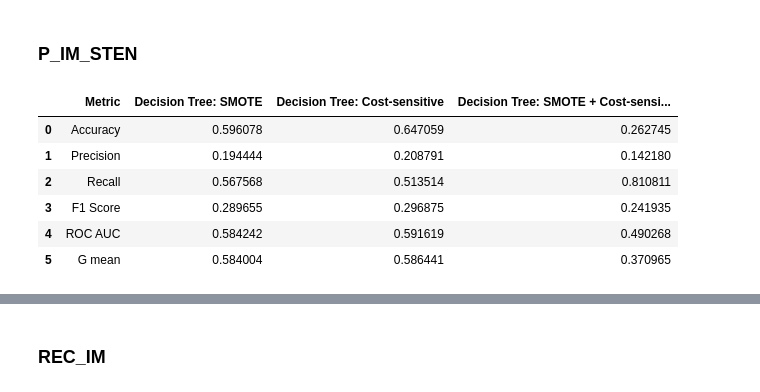
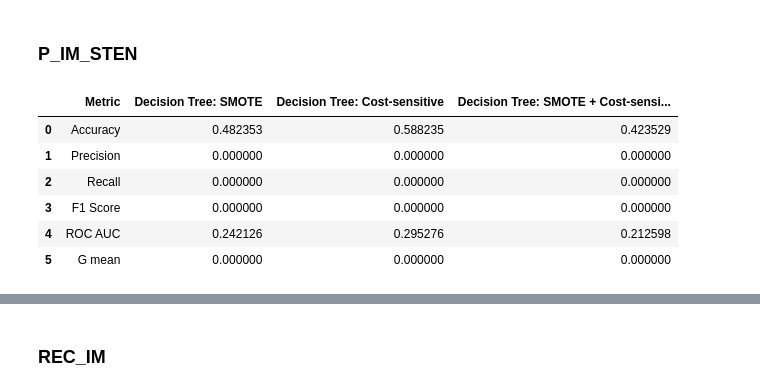
Before and after one commit to danghaidang04/Myocardial_Infraction_Complications_Analysis, a Jupyter notebook: DecisionTree.ipynb, the cells around one changed output, grey strips where cells are left out. Saved outputs shown, nothing was run; the diff lists cells and outputs as text; code cells hidden in the pictures.

```diff
--- a/DecisionTree.ipynb
+++ b/DecisionTree.ipynb
@@ -850,65 +925,19 @@ eval_fibr_preds
 # %% [markdown]
 ### P_IM_STEN
 # %%
-# Decision Tree: SMOTE
-p_im_sten_dict = {}
+test_p_im_sten = {"Metric": ["Accuracy", "Precision", "Recall", "F1 Score", "ROC AUC", "G mean"],
+                    "Decision Tree: SMOTE": test_SMOTE_balanced["P_IM_STEN"],
+                    "Decision Tree: Cost-sensitive": test_cost_sensitive["P_IM_STEN"],
+                    "Decision Tree: SMOTE + Cost-sensitive": test_SMOTE_cost_sensitive["P_IM_STEN"]}
+test_p_im_sten = pd.DataFrame(test_p_im_sten)
+test_p_im_sten.columns = ["Metric", "Decision Tree: SMOTE", "Decision Tree: Cost-sensitive", "Decision Tree: SMOTE + Cost-sensitive"]
 
-pipeline = Pipeline(steps=[
-    ('smote', SMOTE(random_state=0, sampling_strategy=0.5)),
-    ('model', DecisionTreeClassifier(random_state=0, class_weight='balanced', max_depth=5, min_samples_split=10))
-])
-pipeline.fit(X_train[0], y_train[0])
-y_pred = pipeline.predict(X_test[0])
-p_im_sten_dict["Decision Tree: SMOTE"] = [accuracy_score(y_test[0], y_pred),
-                                           precision_score(y_test[0], y_pred),
-                                           recall_score(y_test[0], y_pred),
-                                           f1_score(y_test[0], y_pred),
-                                           roc_auc_score(y_test[0], y_pred),
-                                           geometric_mean_score(y_test[0], y_pred)
-                                           ]
-
-# Decision Tree: Cost-sensitive
-pipeline = Pipeline(steps=[
-    ('model', DecisionTreeClassifier(random_state=0, class_weight={0: 1, 1: 3.314720812182741}, max_depth=5, min_samples_split=10))
-])
-pipeline.fit(X_train[0], y_train[0])
-y_pred = pipeline.predict(X_test[0])
-p_im_sten_dict["Decision Tree: Cost-sensitive"] = [accuracy_score(y_test[0], y_pred),
-                                                    precision_score(y_test[0], y_pred),
-                                                    recall_score(y_test[0], y_pred),
-                                                    f1_score(y_test[0], y_pred),
-                                                    roc_auc_score(y_test[0], y_pred),
-                                                    geometric_mean_score(y_test[0], y_pred)
-                                                    ]
-
-# Decision Tree: SMOTE + Cost-sensitive
-pipeline = Pipeline(steps=[
-    ('smote', SMOTE(random_state=0, sampling_strategy=0.5)),
-    ('model', DecisionTreeClassifier(random_state=0, class_weight={0: 1, 1: 3.314720812182741}, max_depth=5, min_samples_split=10))
-])
-pipeline.fit(X_train[0], y_train[0])
-y_pred = pipeline.predict(X_test[0])
-p_im_sten_dict["Decision Tree: SMOTE + Cost-sensitive"] = [accuracy_score(y_test[0], y_pred),
-                                                            precision_score(y_test[0], y_pred),
-                                                            recall_score(y_test[0], y_pred),
-                                                            f1_score(y_test[0], y_pred),
-                                                            roc_auc_score(y_test[0], y_pred),
-                                                            geometric_mean_score(y_test[0], y_pred)
-                                                            ]
-
-eval_p_im_sten = {"Metric": ["Accuracy", "Precision", "Recall", "F1 Score", "ROC AUC", "G mean"],
-                   "Decision Tree: SMOTE": p_im_sten_dict["Decision Tree: SMOTE"],
-                   "Decision Tree: Cost-sensitive": p_im_sten_dict["Decision Tree: Cost-sensitive"],
-                   "Decision Tree: SMOTE + Cost-sensitive": p_im_sten_dict["Decision Tree: SMOTE + Cost-sensitive"]
-                   }
-eval_p_im_sten = pd.DataFrame(eval_p_im_sten)
-
-eval_p_im_sten
+test_p_im_sten
 # %% [output]
 |  | Metric | Decision Tree: SMOTE | Decision Tree: Cost-sensitive | Decision Tree: SMOTE + Cost-sensi... |
-| 0 | Accuracy | 0.596078 | 0.647059 | 0.262745 |
-| 1 | Precision | 0.194444 | 0.208791 | 0.142180 |
-| 2 | Recall | 0.567568 | 0.513514 | 0.810811 |
-| 3 | F1 Score | 0.289655 | 0.296875 | 0.241935 |
-| 4 | ROC AUC | 0.584242 | 0.591619 | 0.490268 |
-| 5 | G mean | 0.584004 | 0.586441 | 0.370965 |
+| 0 | Accuracy | 0.482353 | 0.588235 | 0.423529 |
+| 1 | Precision | 0.000000 | 0.000000 | 0.000000 |
+| 2 | Recall | 0.000000 | 0.000000 | 0.000000 |
+| 3 | F1 Score | 0.000000 | 0.000000 | 0.000000 |
+| 4 | ROC AUC | 0.242126 | 0.295276 | 0.212598 |
+| 5 | G mean | 0.000000 | 0.000000 | 0.000000 |
```
Also changed, not shown: parts of 26 cells of this notebook, 1 other file.
